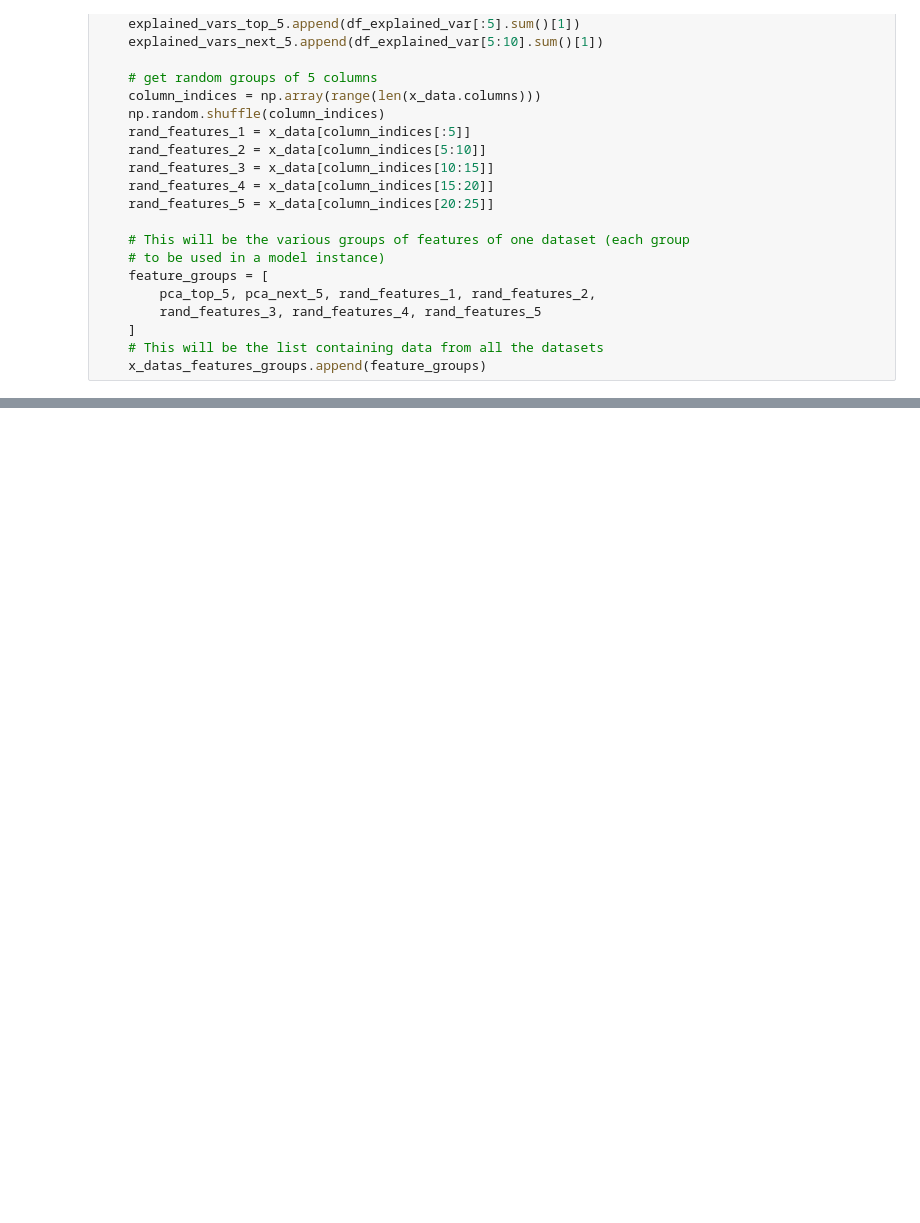
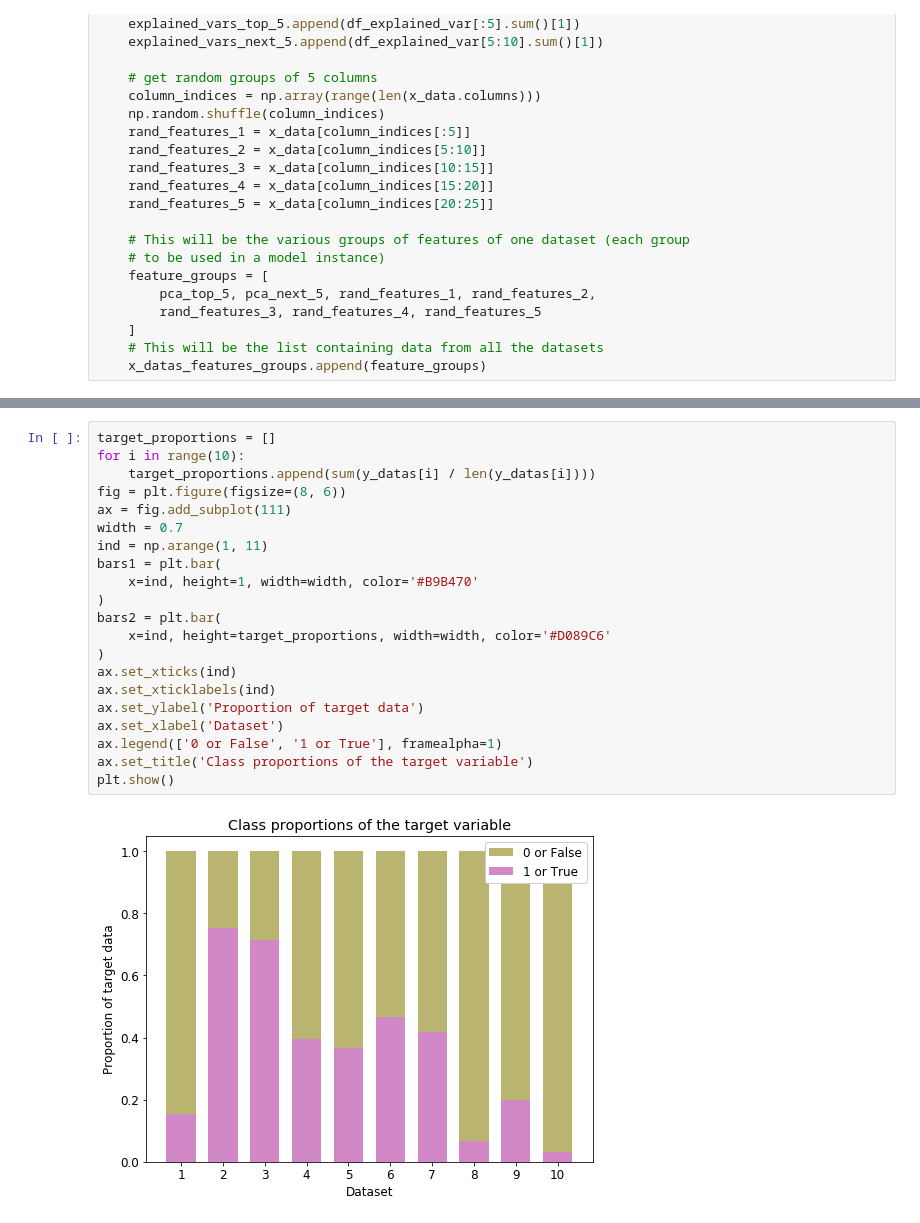
Before and after one commit to alfrednfwong/PCA_predictive_power_study, a Jupyter notebook: PCA_empiricals.ipynb, the cells around one changed output, grey strips where cells are left out. Drawn from its saved outputs; the diff is of its cells as text; blank space fills up the shorter version.

```diff
--- a/PCA_empiricals.ipynb
+++ b/PCA_empiricals.ipynb
@@ -211 +195,24 @@ df_r
+# %%
+target_proportions = []
+for i in range(10):
+    target_proportions.append(sum(y_datas[i] / len(y_datas[i])))
+fig = plt.figure(figsize=(8, 6))
+ax = fig.add_subplot(111)
+width = 0.7
+ind = np.arange(1, 11)
+bars1 = plt.bar(
+    x=ind, height=1, width=width, color='#B9B470'
+)
+bars2 = plt.bar(
+    x=ind, height=target_proportions, width=width, color='#D089C6'
+)
+ax.set_xticks(ind)
+ax.set_xticklabels(ind)
+ax.set_ylabel('Proportion of target data')
+ax.set_xlabel('Dataset')
+ax.legend(['0 or False', '1 or True'], framealpha=1)
+ax.set_title('Class proportions of the target variable')
+plt.show()
+# %% [output]
+[figure, added]
 # %% [markdown]
```
Also changed, not shown: parts of 19 cells of this notebook, 1 other file.
